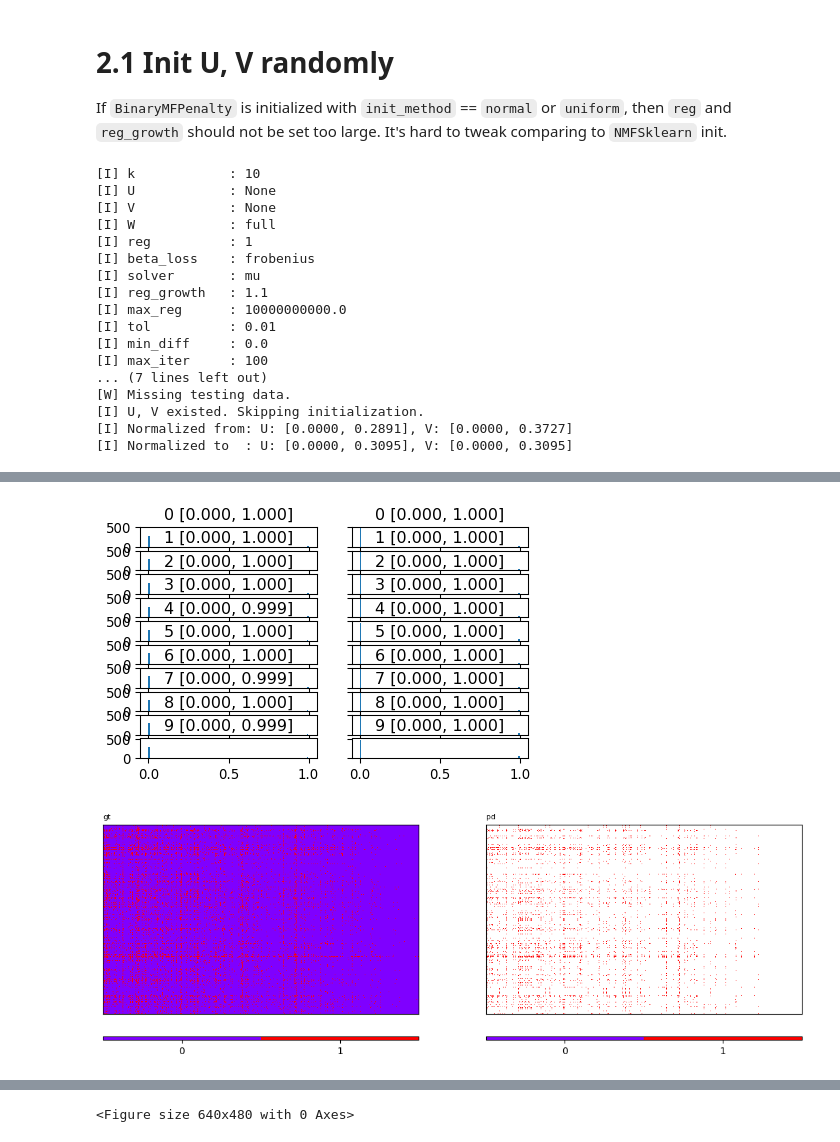
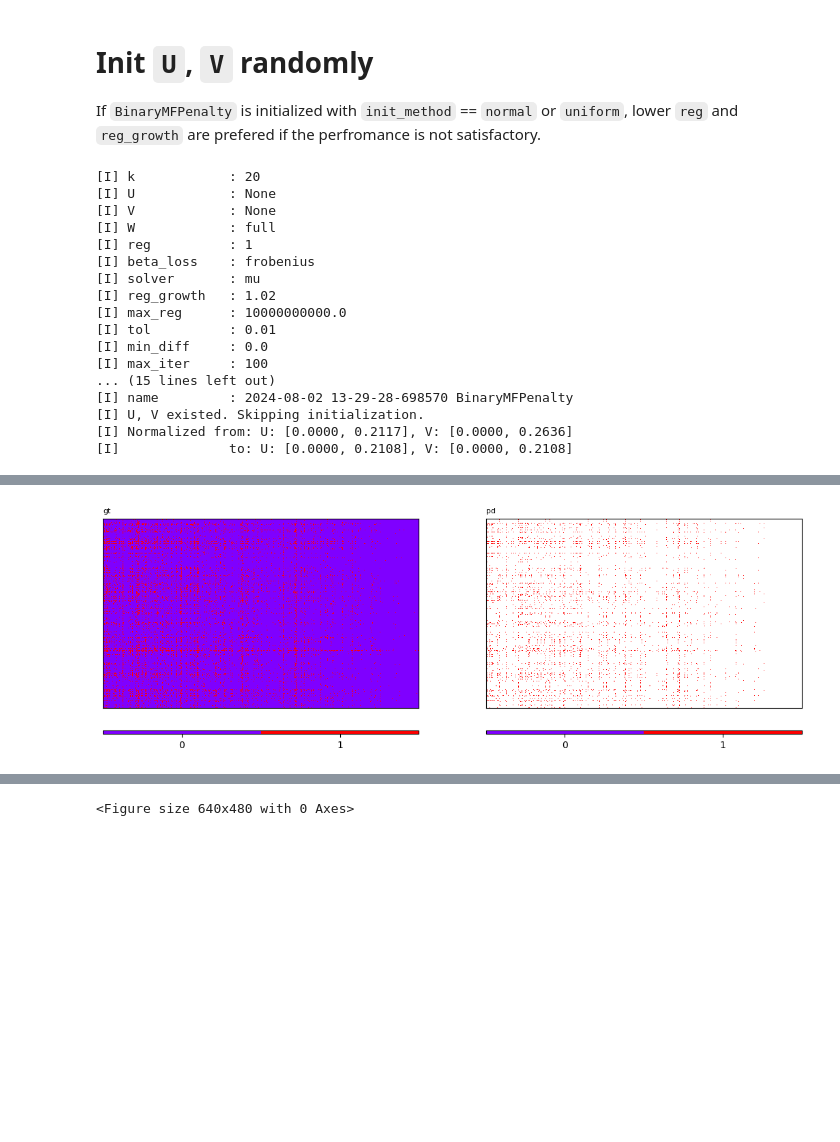
Before and after one commit to PreferredAI/PyBMF, a Jupyter notebook: examples/ex05_1_BinaryMFPenalty.ipynb, the cells around one changed output, grey strips where cells are left out. Drawn from its saved outputs; the diff is of its cells as text; code cells hidden in the pictures; blank space fills up the shorter version.

```diff
--- a/examples/ex05_1_BinaryMFPenalty.ipynb
+++ b/examples/ex05_1_BinaryMFPenalty.ipynb
@@ -65 +84,7 @@ X_train, X_val, X_test = split.X_train, split.X_val, split.X_test
+# %%
+# shared parameters
+
+k = 20
+W = 'full'
+task = 'reconstruction'
 # %% [markdown]
@@ -103,21 +154,18 @@ show_factor_distribution(U=model_nmf.U, V=model_nmf.V, resolution=100)
 # %%
-from models import BinaryMFPenalty
+from PyBMF.models import BinaryMFPenalty
 import numpy as np
-from utils import show_factor_distribution
+from PyBMF.utils import show_factor_distribution
 
-# load U and V
-# U, V = model_nmf.U.copy(), model_nmf.V.copy()
-U, V = None, None
+U, V = model_nmf.U.copy(), model_nmf.V.copy()
 
-# BinaryMFPenalty
-k = 10
+init_method = 'custom'
+normalize_method = 'balance'
+max_iter = 100
 reg = 1
 reg_growth = 1.02
-W = 'full'
-task = 'reconstruction'
+seed = 2024
 
-model_bmfp_1 = BinaryMFPenalty(k=k, U=U, V=V, W=W, reg=reg, reg_growth=reg_growth, init_method='uniform', max_iter=100, seed=2024)
-model_bmfp_1.fit(X_train=X_train, task=task, verbose=False, display=False)
+model_bmfp_1 = BinaryMFPenalty(k=k, U=U, V=V, W=W, reg=reg, reg_growth=reg_growth, init_method=init_method, normalize_method=normalize_method, max_iter=max_iter, seed=seed)
 
-# show_factor_distribution(U=model_bmfp_1.U, V=model_bmfp_1.V, resolution=100)
+model_bmfp_1.fit(X_train=X_train, task=task, verbose=False, display=False, show_logs=False, show_result=True, save_model=False)
 # %% [output]
@@ -248,34 +258,33 @@ model_bmfts_1.fit(X_train=X_train, task=task, verbose=False, display=False)
 # %% [markdown]
-# 2.1 Init U, V randomly
+# Init `U`, `V` randomly
 
-If `BinaryMFPenalty` is initialized with `init_method` == `normal` or `uniform`, then `reg` and `reg_growth` should not be set too large. It's hard to tweak comparing to `NMFSklearn` init.
+If `BinaryMFPenalty` is initialized with `init_method` == `normal` or `uniform`, lower `reg` and `reg_growth` are prefered if the perfromance is not satisfactory.
 # %%
 init_method = 'normal'
-# init_method = 'uniform'
+normalize_method = 'balance'
+max_iter = 100
+reg = 1
+reg_growth = 1.02
+seed = 2024
 
-reg = 1
-reg_growth = 1.1
-
-model_bmfp_2 = BinaryMFPenalty(k=k, U=None, V=None, reg=reg, reg_growth=reg_growth, init_method=init_method, max_iter=100, seed=2024)
-model_bmfp_2.fit(X_train=X_train, task=task, verbose=False, display=True)
-
-show_factor_distribution(U=model_bmfp_2.U, V=model_bmfp_2.V, resolution=100)
+model_bmfp_2 = BinaryMFPenalty(k=k, U=None, V=None, W=W, reg=reg, reg_growth=reg_growth, init_method=init_method, normalize_method=normalize_method, max_iter=max_iter, seed=seed)
+model_bmfp_2.fit(X_train=X_train, task=task, verbose=False, display=True, show_logs=False, show_result=True, save_model=False)
 # %% [output]
-[I] k            : 10
+[I] k            : 20
 [I] U            : None
 [I] V            : None
 [I] W            : full
 [I] reg          : 1
 [I] beta_loss    : frobenius
 [I] solver       : mu
-[I] reg_growth   : 1.1
+[I] reg_growth   : 1.02
 [I] max_reg      : 10000000000.0
 [I] tol          : 0.01
 [I] min_diff     : 0.0
 [I] max_iter     : 100
-... (7 lines left out)
-[W] Missing testing data.
+... (15 lines left out)
+[I] name         : 2024-08-02 13-29-28-698570 BinaryMFPenalty
 [I] U, V existed. Skipping initialization.
-[I] Normalized from: U: [0.0000, 0.2891], V: [0.0000, 0.3727]
-[I] Normalized to  : U: [0.0000, 0.3095], V: [0.0000, 0.3095]
+[I] Normalized from: U: [0.0000, 0.2117], V: [0.0000, 0.2636]
+[I]              to: U: [0.0000, 0.2108], V: [0.0000, 0.2108]
 [W] Stopped in advance: Reach maximum iteration
@@ -284,2 +292 @@ show_factor_distribution(U=model_bmfp_2.U, V=model_bmfp_2.V, resolution=100)
-[figure, old version]
+[figure, new version]
-[figure, removed]
```
Also changed, not shown: parts of 22 cells of this notebook, 9 other files.
